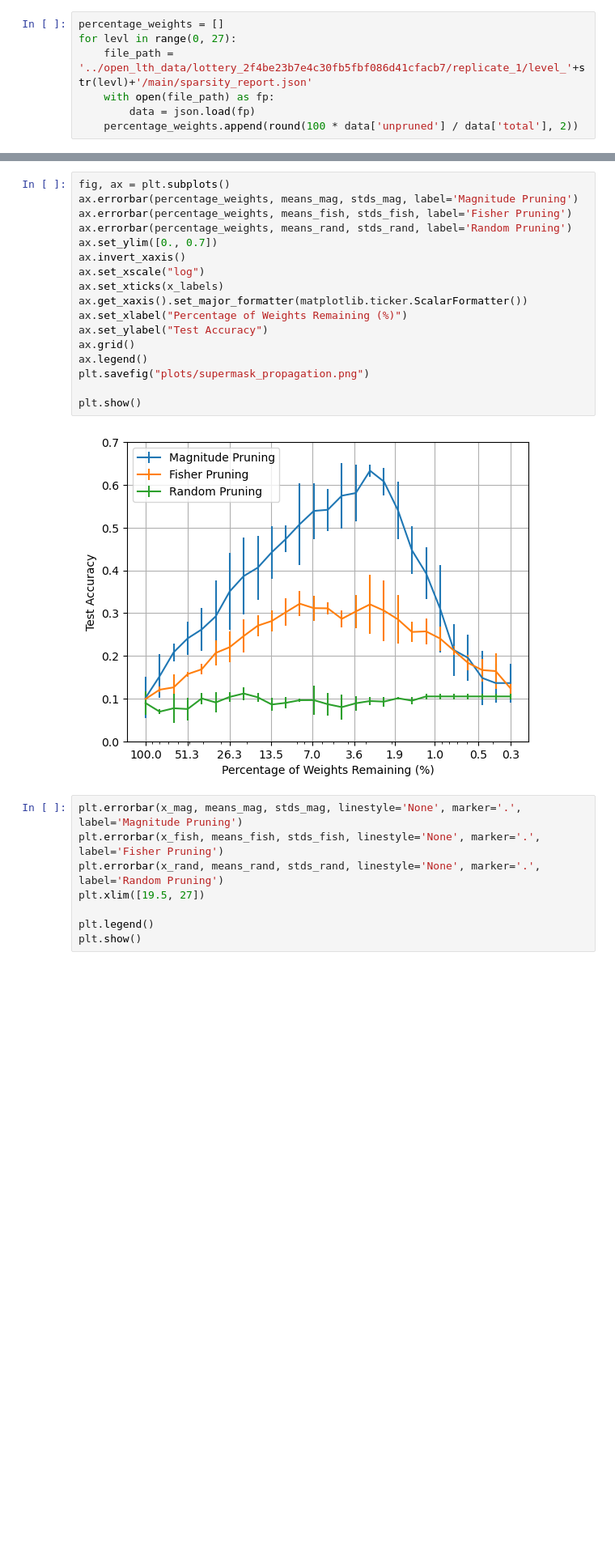
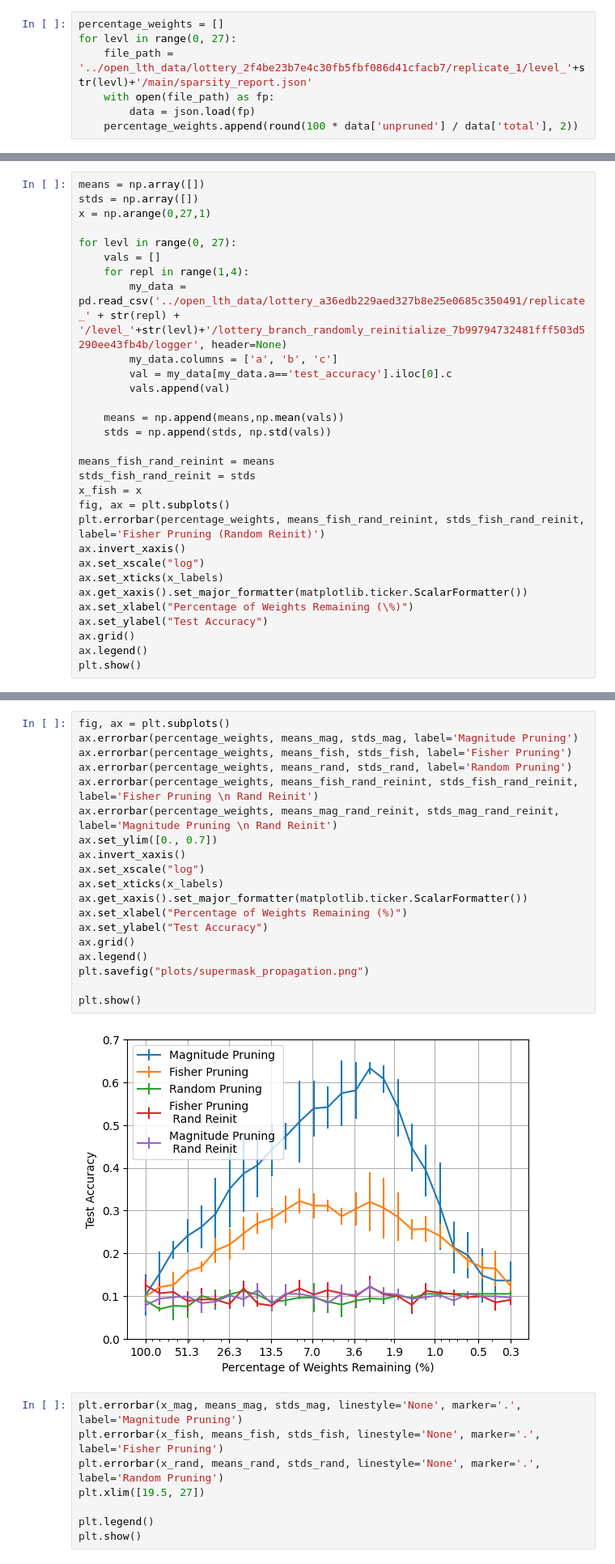
Before and after one commit to Thomas-Christie/lth, a Jupyter notebook: experimentation/supermask_propagation_in_levels.ipynb, the cells around one changed output, grey strips where cells are left out. Shown at 81% size. Saved outputs shown, nothing was run; the diff lists cells and outputs as text; blank space fills up the shorter version.

Commit message:
Minor plot edits

```diff
--- a/experimentation/supermask_propagation_in_levels.ipynb
+++ b/experimentation/supermask_propagation_in_levels.ipynb
@@ -114,3 +149,33 @@ ax.legend()
 plt.show()
 # %% [output]
 [figure]
+# %%
+means = np.array([])
+stds = np.array([])
+x = np.arange(0,27,1)
+
+for levl in range(0, 27):
+    vals = []
+    for repl in range(1,4):
+        my_data = pd.read_csv('../open_lth_data/lottery_a36edb229aed327b8e25e0685c350491/replicate_' + str(repl) + '/level_'+str(levl)+'/lottery_branch_randomly_reinitialize_7b99794732481fff503d5290ee43fb4b/logger', header=None)
+        my_data.columns = ['a', 'b', 'c']
+        val = my_data[my_data.a=='test_accuracy'].iloc[0].c
+        vals.append(val)
+
+    means = np.append(means,np.mean(vals))
+    stds = np.append(stds, np.std(vals))
+
+means_fish_rand_reinint = means
+stds_fish_rand_reinit = stds
+x_fish = x
+fig, ax = plt.subplots()
+plt.errorbar(percentage_weights, means_fish_rand_reinint, stds_fish_rand_reinit, label='Fisher Pruning (Random Reinit)')
+ax.invert_xaxis()
+ax.set_xscale("log")
+ax.set_xticks(x_labels)
+ax.get_xaxis().set_major_formatter(matplotlib.ticker.ScalarFormatter())
+ax.set_xlabel("Percentage of Weights Remaining (\%)")
+ax.set_ylabel("Test Accuracy")
+ax.grid()
+ax.legend()
+plt.show()
@@ -117,22 +184,24 @@ plt.show()
 # %%
 fig, ax = plt.subplots()
 ax.errorbar(percentage_weights, means_mag, stds_mag, label='Magnitude Pruning')
 ax.errorbar(percentage_weights, means_fish, stds_fish, label='Fisher Pruning')
 ax.errorbar(percentage_weights, means_rand, stds_rand, label='Random Pruning')
+ax.errorbar(percentage_weights, means_fish_rand_reinint, stds_fish_rand_reinit, label='Fisher Pruning \n Rand Reinit')
+ax.errorbar(percentage_weights, means_mag_rand_reinit, stds_mag_rand_reinit, label='Magnitude Pruning \n Rand Reinit')
 ax.set_ylim([0., 0.7])
 ax.invert_xaxis()
 ax.set_xscale("log")
 ax.set_xticks(x_labels)
 ax.get_xaxis().set_major_formatter(matplotlib.ticker.ScalarFormatter())
 ax.set_xlabel("Percentage of Weights Remaining (%)")
 ax.set_ylabel("Test Accuracy")
 ax.grid()
 ax.legend()
 plt.savefig("plots/supermask_propagation.png")
 
 plt.show()
 # %% [output]
-[figure, old version]
+[figure, new version]
 # %%
 plt.errorbar(x_mag, means_mag, stds_mag, linestyle='None', marker='.', label='Magnitude Pruning')
 plt.errorbar(x_fish, means_fish, stds_fish, linestyle='None', marker='.', label='Fisher Pruning')
```
Also changed, not shown: parts of 2 cells of this notebook, 2 other files.
